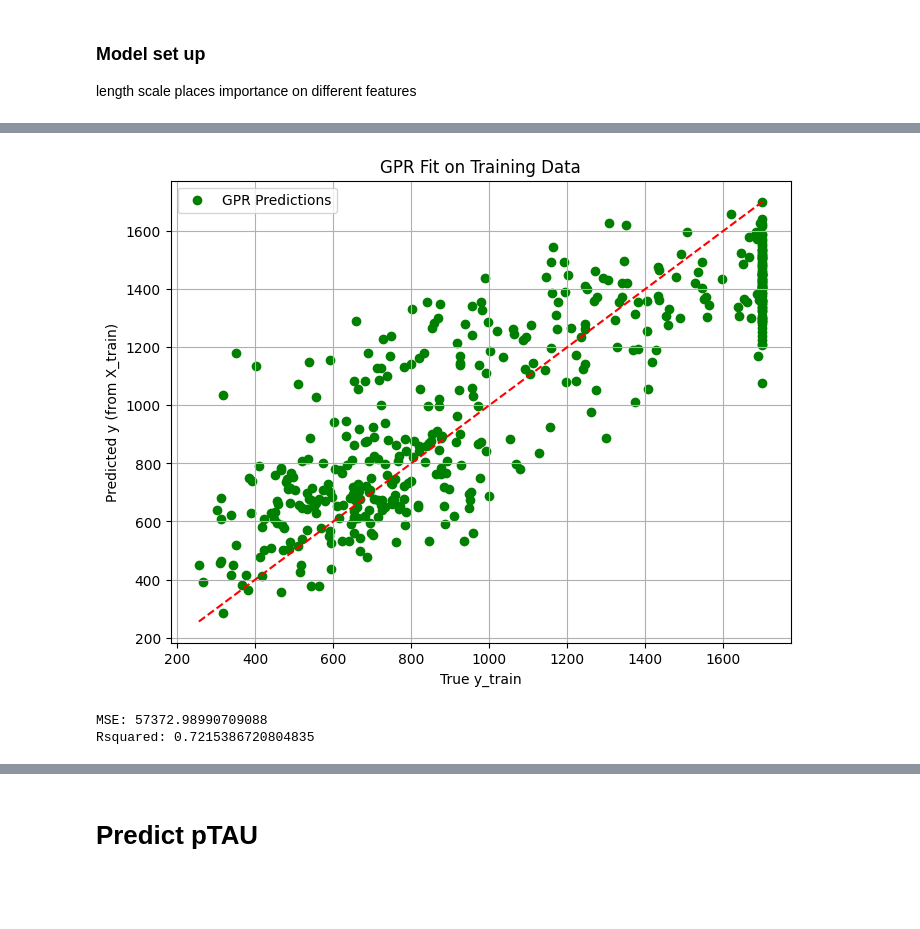
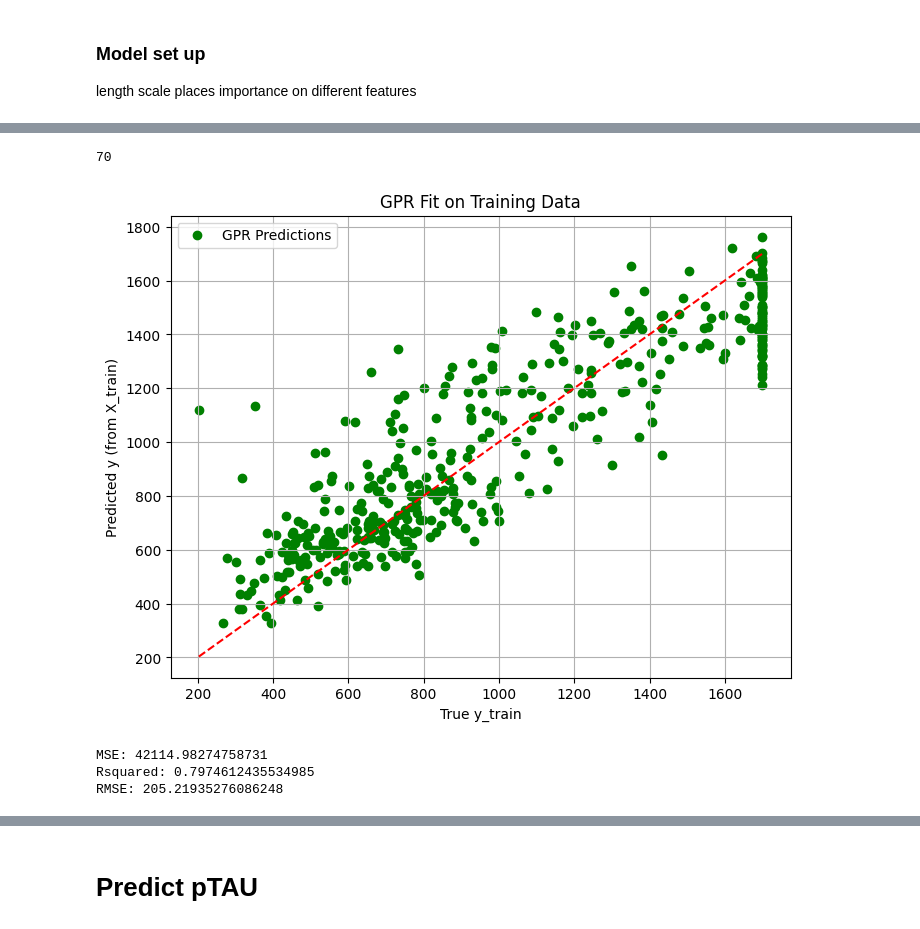
Before and after one commit to Aquila69420/adni-ml, a Jupyter notebook: huw_model.ipynb, the cells around one changed output, grey strips where cells are left out. Drawn from its saved outputs; the diff is of its cells as text; code cells hidden in the pictures; blank space fills up the shorter version.

```diff
--- a/huw_model.ipynb
+++ b/huw_model.ipynb
@@ -16,7 +16,7 @@ from sklearn.metrics import mean_squared_error, r2_score
 
 data_dir = 'data'
 # %%
-df = pd.read_csv(os.path.join(data_dir, 'final_data.csv'))
+df = pd.read_csv(os.path.join(data_dir, 'final_data_log_targets.csv'))
 
 df.head()
 # %% [output]
@@ -68,12 +125,12 @@ print(X_train.shape, X_test.shape, y_train.shape, y_test.shape)
 length scale places importance on different features
 # %%
 
-kernel = 1 * RBF(length_scale= 1e1,
-                 length_scale_bounds = (1e1, 1e3))
+kernel = RationalQuadratic(length_scale= 1e1,
+                           alpha = 0.01)
 
 gpr = GaussianProcessRegressor(kernel=kernel,
-                               alpha = 5e-1,
-                               n_restarts_optimizer= 10,
+                               alpha = 0.209,
+                               n_restarts_optimizer= 30,
                                random_state=42,
                                normalize_y= True)
 
@@ -85,27 +149,43 @@ GaussianProcessRegressor(alpha=0.5, kernel=1**2 * RBF(length_scale=10),
+# %%
+rs = np.random.randint(1,75)
+
+X_train, X_test, y_train, y_test = train_test_split(X, y, train_size=0.8, random_state=rs)
+
+rs
+# %% [output]
+70
 # %%
 y_mean_train, y_std_train = gpr.predict(X_train, return_std= True)
 
 plt.figure(figsize=(8, 6))
-plt.scatter(y_train, y_mean_train, color='green', label='GPR Predictions')
-plt.plot([y_train.min(), y_train.max()],
-         [y_train.min(), y_train.max()],
+plt.scatter(y_train,
+            y_mean_train,
+            color='green',
+            label='GPR Predictions')
+plt.plot([y_train.min(),
+          y_train.max()],
+         [y_train.min(),
+          y_train.max()],
          'r--')
 plt.xlabel("True y_train")
 plt.ylabel("Predicted y (from X_train)")
 plt.title("GPR Fit on Training Data")
 plt.legend()
 plt.grid(True)
 plt.show()
 
+rmse = root_mean_squared_error(y_train, y_mean_train)
 mse = mean_squared_error(y_train, y_mean_train)
 r2 = r2_score(y_train, y_mean_train)
 
 print(f"MSE: {mse}")
 print(f"Rsquared: {r2}")
+print(f"RMSE: {rmse}")
 # %% [output]
-[figure, old version]
+[figure, new version]
-MSE: 57372.98990709088
-Rsquared: 0.7215386720804835
+MSE: 42114.98274758731
+Rsquared: 0.7974612435534985
+RMSE: 205.21935276086248
 # %%
 y_mean_test, y_std_train = gpr.predict(X_test, return_std= True)
 
```
Also changed, not shown: parts of 40 cells of this notebook.
